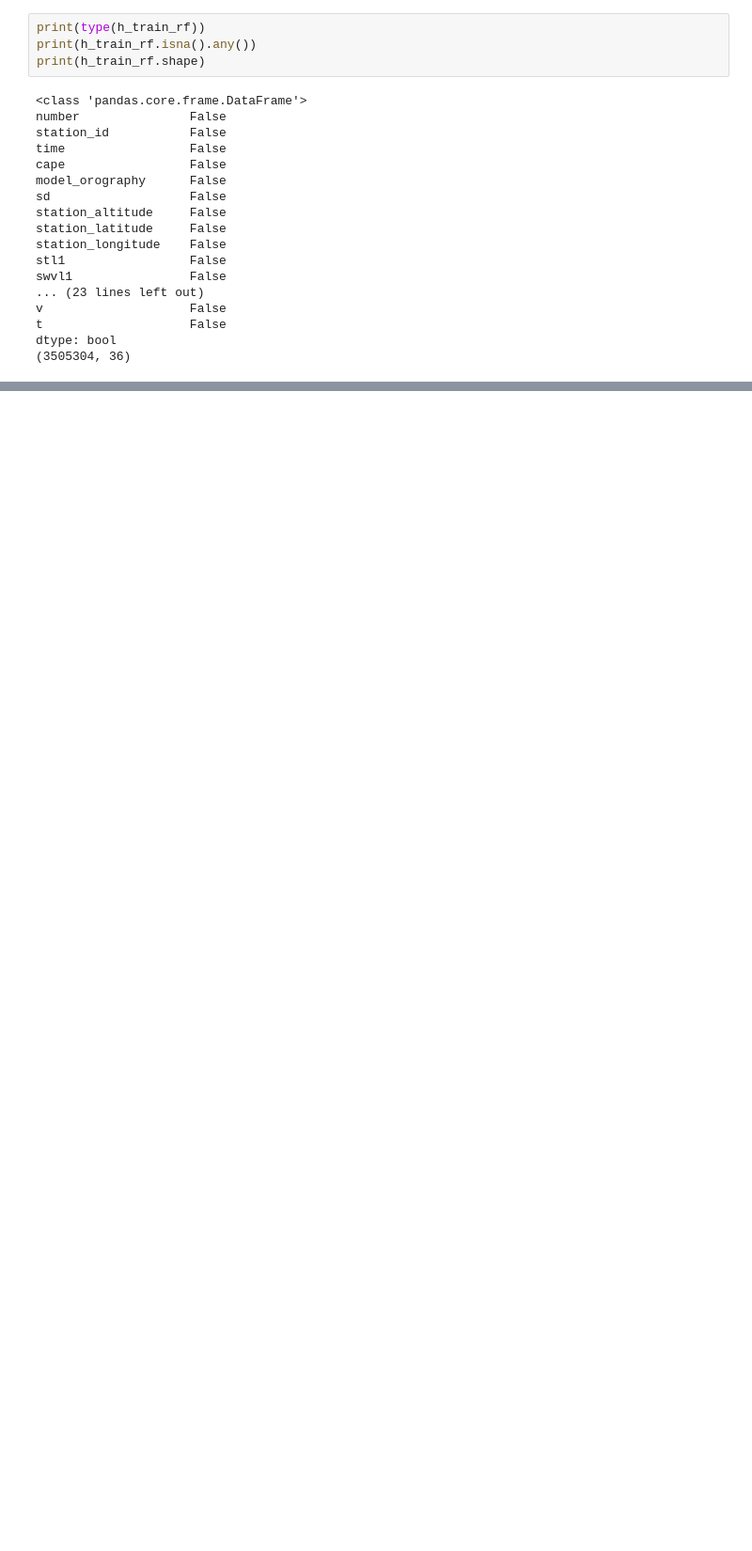
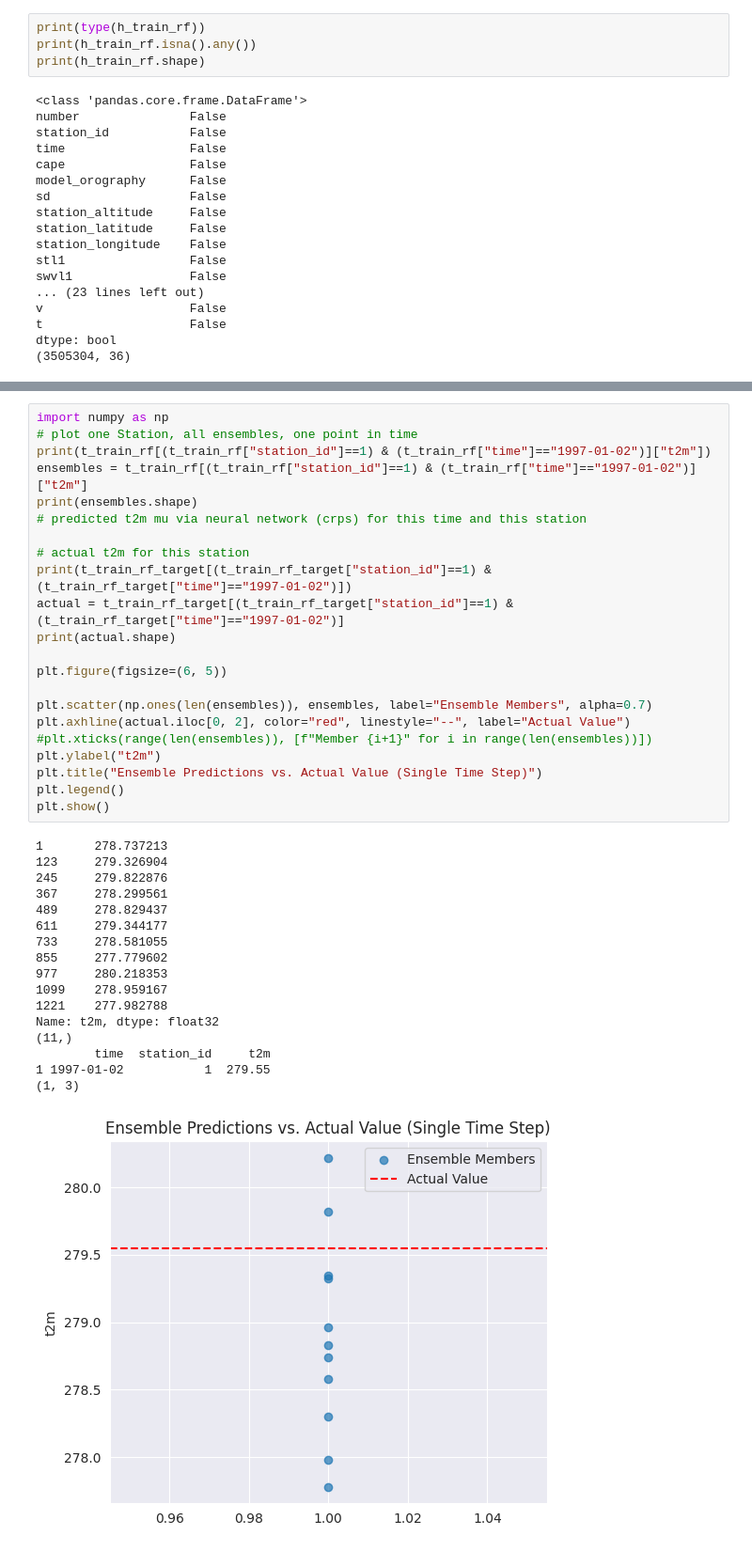
Before and after one commit to leachen01/gnnpp, a Jupyter notebook: exploration/eda.ipynb, the cells around one changed output, grey strips where cells are left out. Shown at 94% size. Cells and saved outputs as stored; diff of their text form; blank space fills up the shorter version.

```diff
--- a/exploration/eda.ipynb
+++ b/exploration/eda.ipynb
@@ -181,0 +228,40 @@ print(h_train_rf.time.nunique())
+# %%
+import numpy as np
+# plot one Station, all ensembles, one point in time
+print(t_train_rf[(t_train_rf["station_id"]==1) & (t_train_rf["time"]=="1997-01-02")]["t2m"])
+ensembles = t_train_rf[(t_train_rf["station_id"]==1) & (t_train_rf["time"]=="1997-01-02")]["t2m"]
+print(ensembles.shape)
+# predicted t2m mu via neural network (crps) for this time and this station
+
+# actual t2m for this station
+print(t_train_rf_target[(t_train_rf_target["station_id"]==1) & (t_train_rf_target["time"]=="1997-01-02")])
+actual = t_train_rf_target[(t_train_rf_target["station_id"]==1) & (t_train_rf_target["time"]=="1997-01-02")]
+print(actual.shape)
+
+plt.figure(figsize=(6, 5))
+
+plt.scatter(np.ones(len(ensembles)), ensembles, label="Ensemble Members", alpha=0.7)
+plt.axhline(actual.iloc[0, 2], color="red", linestyle="--", label="Actual Value")
+#plt.xticks(range(len(ensembles)), [f"Member {i+1}" for i in range(len(ensembles))])
+plt.ylabel("t2m")
+plt.title("Ensemble Predictions vs. Actual Value (Single Time Step)")
+plt.legend()
+plt.show()
+# %% [output]
+1       278.737213
+123     279.326904
+245     279.822876
+367     278.299561
+489     278.829437
+611     279.344177
+733     278.581055
+855     277.779602
+977     280.218353
+1099    278.959167
+1221    277.982788
+Name: t2m, dtype: float32
+(11,)
+        time  station_id     t2m
+1 1997-01-02           1  279.55
+(1, 3)
+[figure, added]
```
Also changed, not shown: parts of 11 cells of this notebook, 8 other files.
